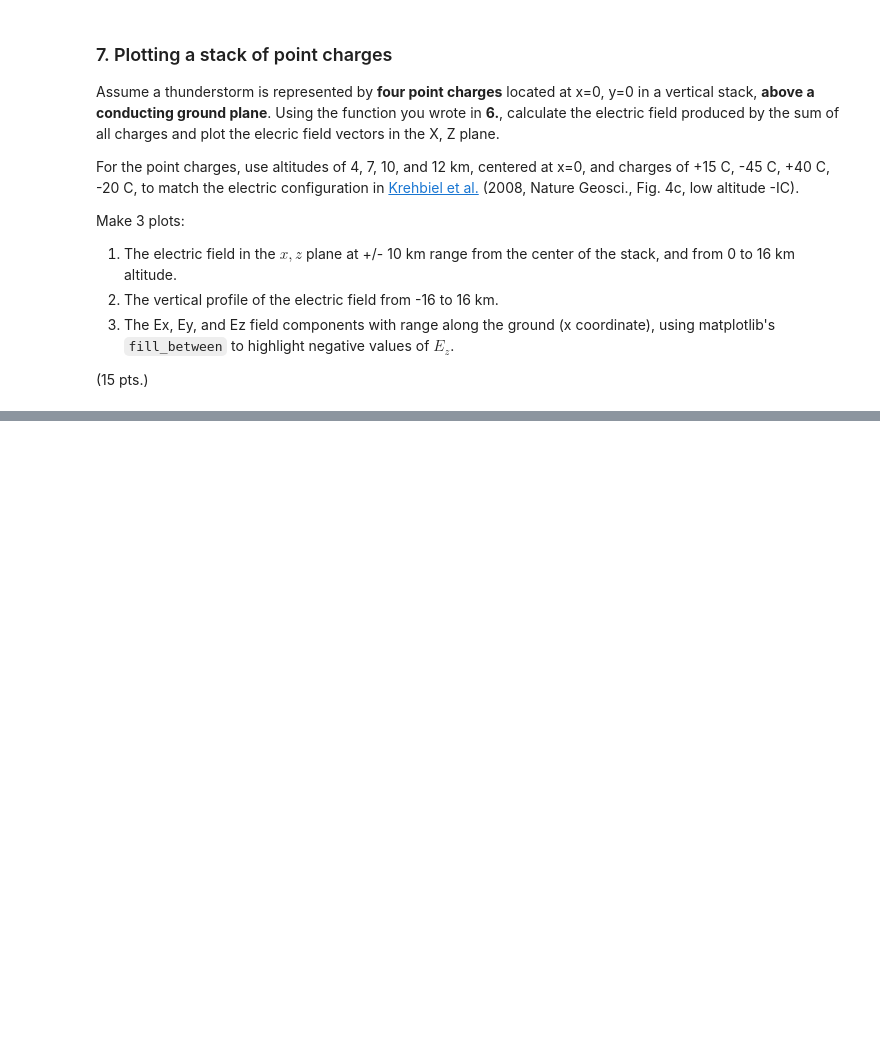
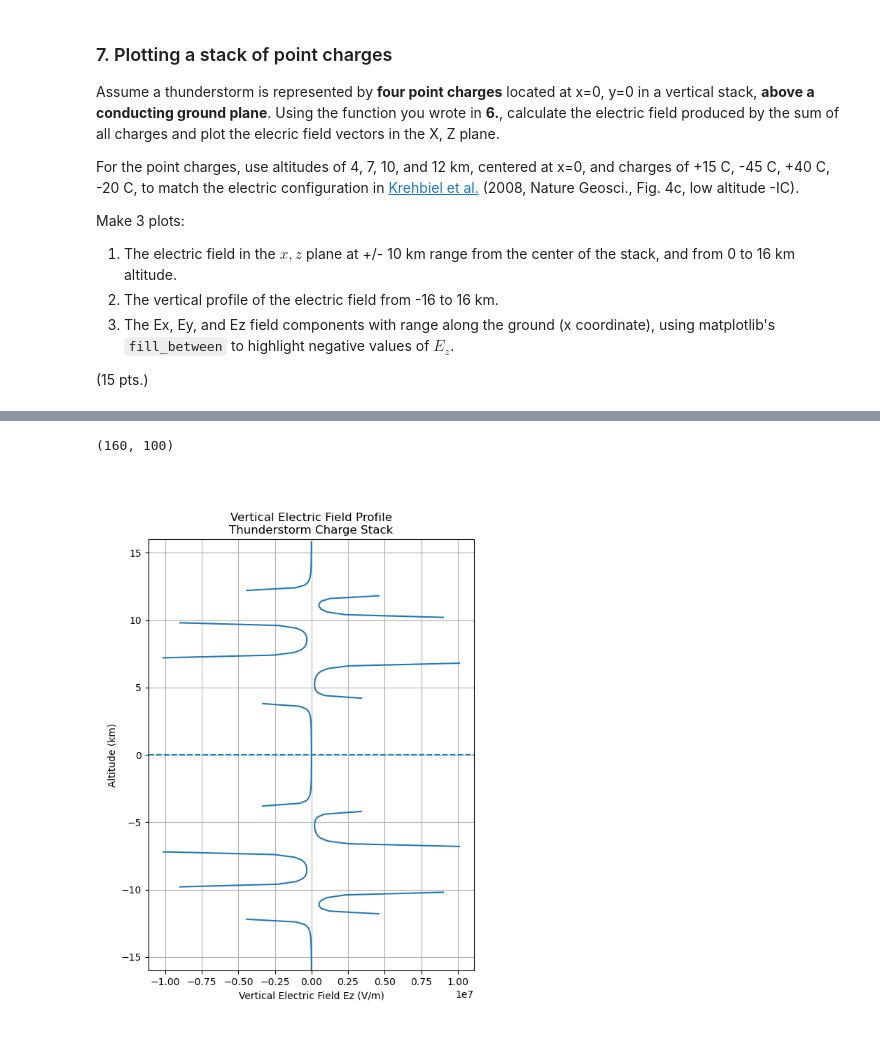
Before and after one commit to anbenz/Electricity, a Jupyter notebook: hw2.ipynb, the cells around one changed output, grey strips where cells are left out. Saved outputs shown, nothing was run; the diff lists cells and outputs as text; code cells hidden in the pictures; blank space fills up the shorter version.

```diff
--- a/hw2.ipynb
+++ b/hw2.ipynb
@@ -159,0 +405,34 @@ Y = np.zeros_like(X)
+# %%
+E_total = np.zeros_like(r)
+
+for i in range(len(q)):
+   E_total += point_E(r, r0[i], q[i])
+   r_image = r0[i].copy()
+   r_image[2] *= -1
+   E_total += point_E(r, r_image, -q[i])
+
+
+x_index = Ez.shape[1] // 2
+
+Ex = E_total[:,:,0]
+Ez = E_total[:,:,2]
+
+print(Ez.shape)
+
+mask = Ex[x_index, :] != 0
+
+plt.figure(figsize=(6,8))
+plt.plot(Ez[:, x_index], z/1000)
+
+plt.axhline(0, linestyle='--')
+plt.xlabel("Vertical Electric Field Ez (V/m)")
+plt.ylabel("Altitude (km)")
+plt.title("Vertical Electric Field Profile\nThunderstorm Charge Stack")
+
+plt.ylim(-16,16)
+plt.grid()
+
+plt.show()
+# %% [output]
+(160, 100)
+[figure, added]
```
Also changed, not shown: parts of 13 cells of this notebook.
